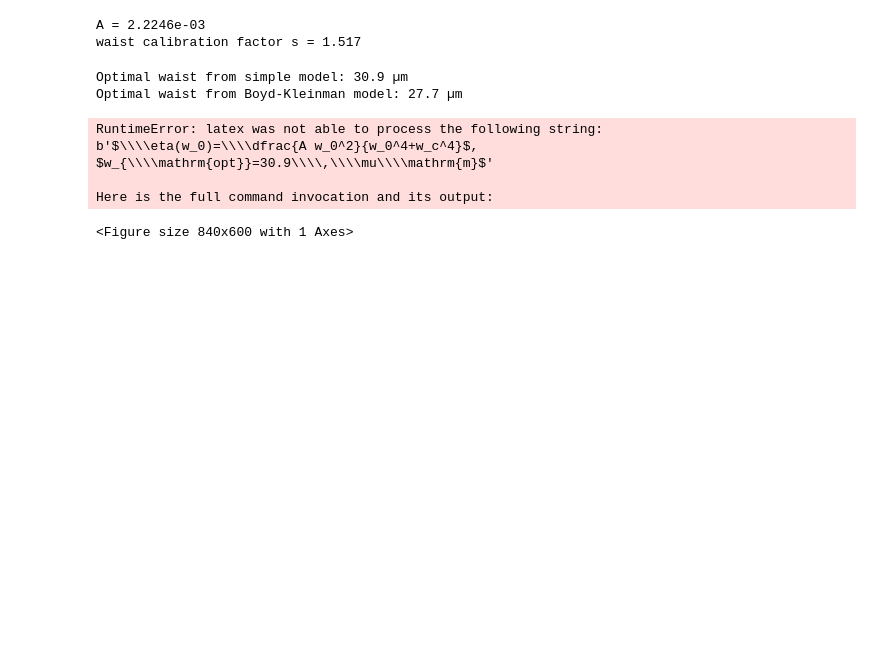
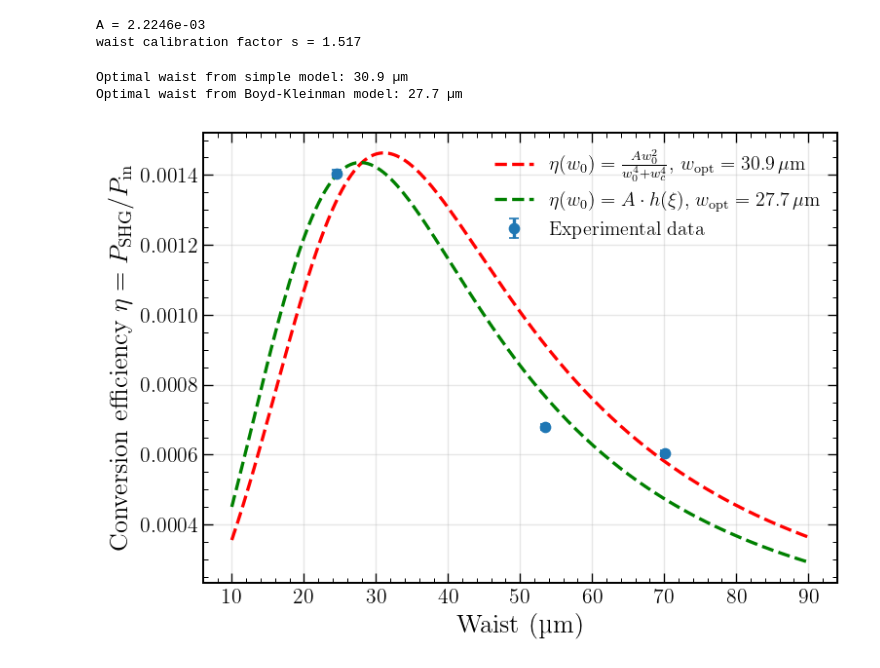
Before and after one commit to eq15t-panda/PANDAManager, a Jupyter notebook: plots_shg.ipynb, the cells around one changed output. Drawn from its saved outputs; the diff is of its cells as text; code cells hidden in the pictures; blank space fills up the shorter version.

```diff
--- a/plots_shg.ipynb
+++ b/plots_shg.ipynb
@@ -261,39 +261,35 @@ w0_optimal_bk = w_fit[np.argmax(eta_fit_values_bk)]
 print(f"Optimal waist from simple model: {w0_optimal:.1f} µm")
 print(f"Optimal waist from Boyd-Kleinman model: {w0_optimal_bk:.1f} µm")
 # plt.plot(w_fit[w0_optimal], eta_fit_values[w0_optimal], 'rx', label=f'$w_{{opt}}=${w_fit[w0_optimal]:.1f} µm')
 # plt.plot(w_fit[w0_optimal_bk], eta_fit_values_bk[w0_optimal_bk], 'gx', label=f'$w_{{opt}}=${w_fit[w0_optimal_bk]:.1f} µm')
 plt.plot(
     w_fit,
     eta_fit_values,
     'r--',
-    label=rf'$\eta(w_0)=\dfrac{{A w_0^2}}{{w_0^4+w_c^4}}$, '
+    label=rf'$\eta(w_0)=\frac{{A w_0^2}}{{w_0^4+w_c^4}}$, '
           rf'$w_{{\mathrm{{opt}}}}={w0_optimal:.1f}\,\mu\mathrm{{m}}$'
 )
 
 plt.plot(
     w_fit,
     eta_fit_values_bk,
     'g--',
     label=rf'$\eta(w_0) = A \cdot h(\xi)$, '
           rf'$w_{{\mathrm{{opt}}}}={w0_optimal_bk:.1f}\,\mu\mathrm{{m}}$'
 )
 
 plt.xlabel("Waist (µm)")
 plt.ylabel(r"Conversion efficiency $\eta = P_{\mathrm{SHG}} / P_{\mathrm{in}}$")
 # plt.title("SHG efficiency vs waist")
 plt.legend(loc='upper right')
 
 plt.grid(alpha=0.3)
 # plt.tight_layout()
 plt.show()
 # %% [output]
 Optimal waist from simple model: 30.9 µm
 Optimal waist from Boyd-Kleinman model: 27.7 µm
-RuntimeError: latex was not able to process the following string:
-b'$\\\\eta(w_0)=\\\\dfrac{A w_0^2}{w_0^4+w_c^4}$, $w_{\\\\mathrm{opt}}=30.9\\\\,\\\\mu\\\\mathrm{m}$'
-
-Here is the full command invocation and its output:
-<Figure size 840x600 with 1 Axes>
+[figure, added]
 # %%
 # Plot efficiency eta vs focusing parameter xi = L / (2 * z_R)
 L = 20.0  # mm
```
Also changed, not shown: parts of 5 cells of this notebook, 5 other files.
